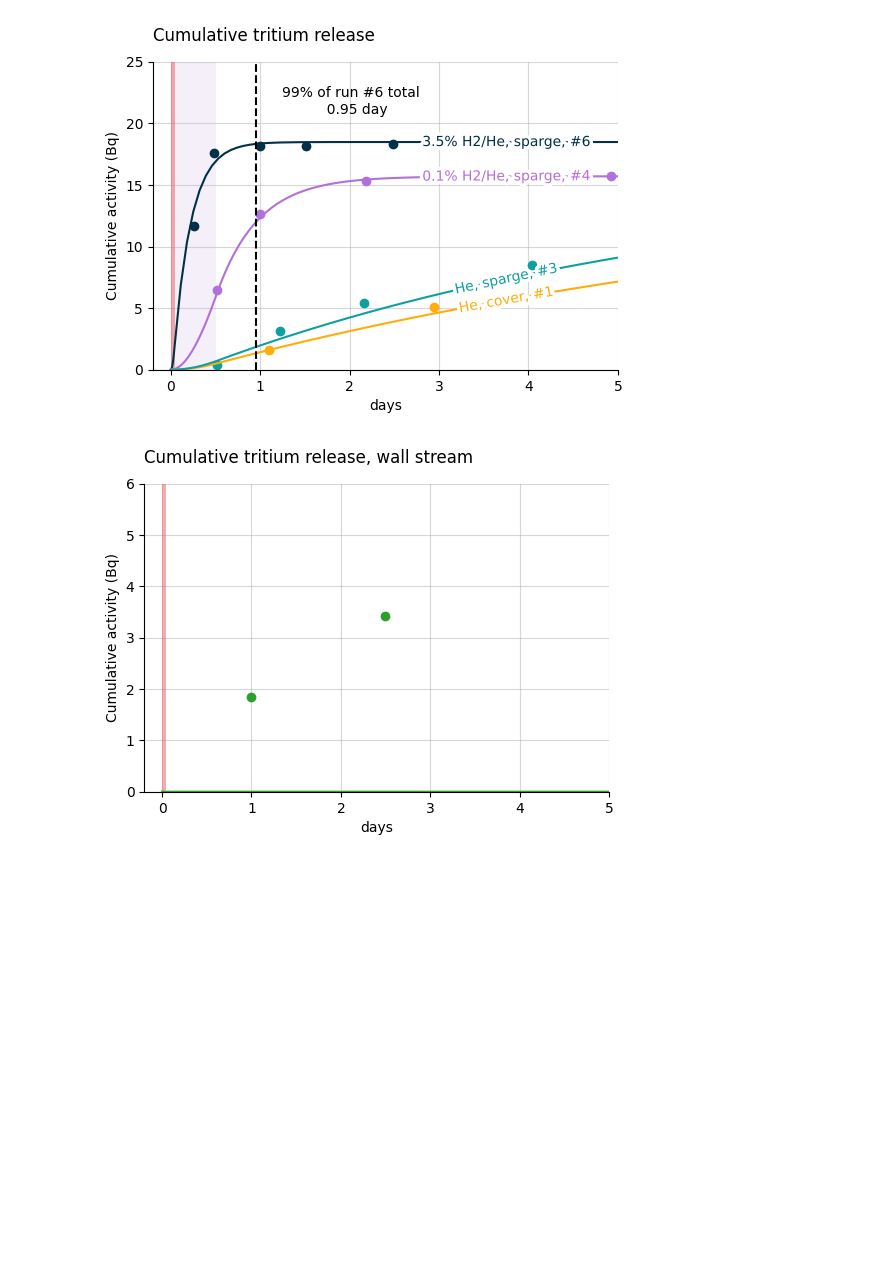
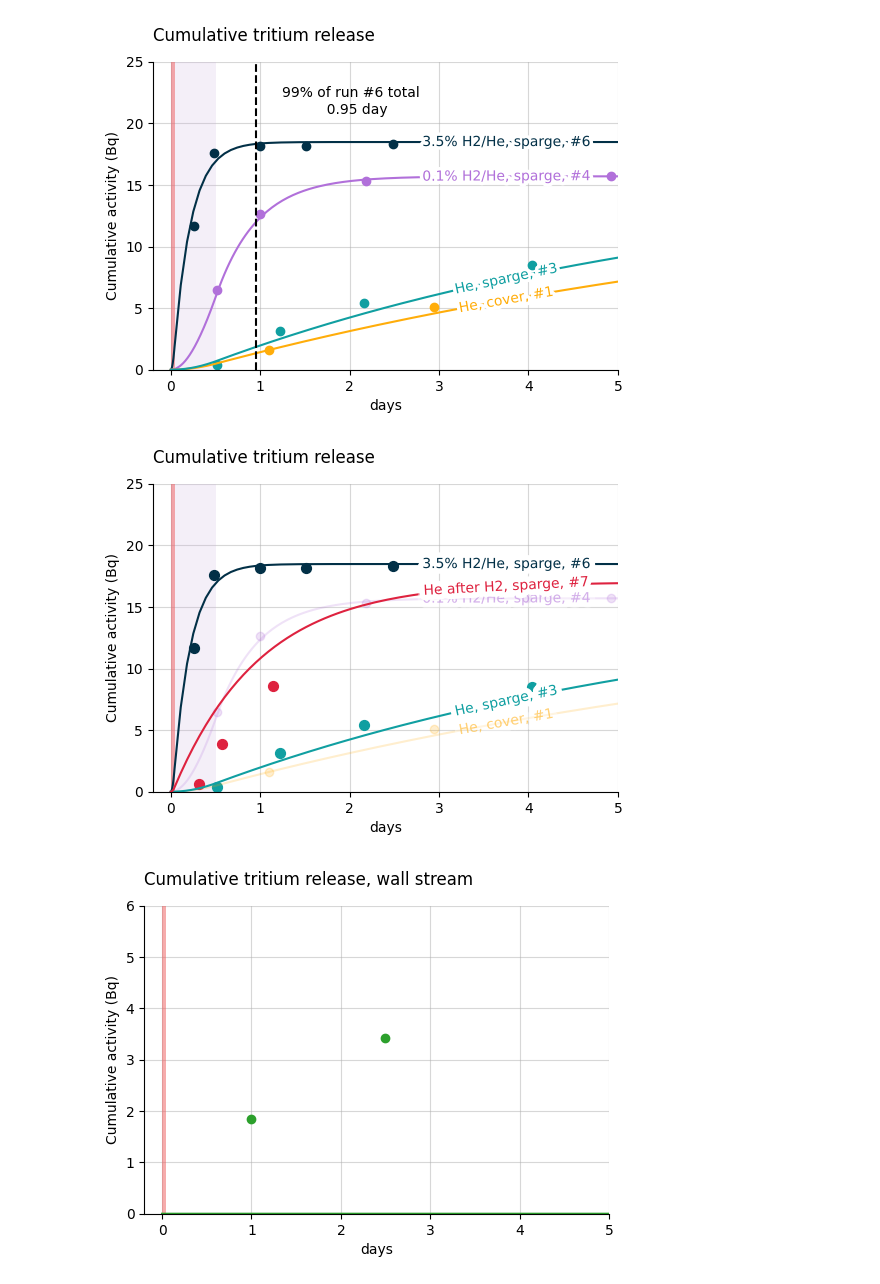
Before and after one commit to veliki-filozof/BABY-1L-run-6, a Jupyter notebook: analysis/tritium/tritium_model_mixrun.ipynb, the cells around one changed output. Drawn from its saved outputs; the diff is of its cells as text; code cells hidden in the pictures; blank space fills up the shorter version.

```diff
--- a/analysis/tritium/tritium_model_mixrun.ipynb
+++ b/analysis/tritium/tritium_model_mixrun.ipynb
@@ -294,6 +325,59 @@ plt.ylabel("Cumulative activity (Bq)")
 plt.savefig("cumulative_release.pdf", bbox_inches="tight")
 # %% [output]
 [figure]
+# %%
+plt.figure(figsize=(6, 4))
+
+# Plot lines
+(l,) = plot_integrated_top_release(baby_model, color="#023047", label="3.5% H2/He, sparge, #6")
+plot_integrated_top_release(baby_model_run4, color="#B170DA", label="0.1% H2/He, sparge, #4", alpha=0.2)
+plot_integrated_top_release(baby_model_run1, color="#FFAD0A", label="He, cover, #1", alpha=0.2)
+plot_integrated_top_release(baby_model_run3, color="#109FA1", label="He, sparge, #3")
+plot_integrated_top_release(baby_model_run7, color="#DE223F", label="He after H2, sparge, #7")
+
+# Plot irradiations
+plot_irradiation(baby_model_run4, facecolor="#CCB0DE", alpha=0.2)
+plot_irradiation(baby_model, facecolor="#EF5B5B", alpha=0.5)
+
+plt.grid(alpha=0.5)
+
+# Label lines
+ax = plt.gca()
+lines = ax.get_lines()
+
+# Label each line with matched alpha
+for line in ax.get_lines():
+    label = line.get_label()
+    if label.startswith("_"):  # skip internal/misc lines
+        continue
+    alpha = line.get_alpha()
+    # choose x location for each label
+    x = 3.75  # or better: pick different x per line if they overlap
+    if alpha is None:
+        alpha = 1.0
+        labelLine(line, x=x, label=label, zorder=2.5, alpha=alpha)
+    else:
+        labelLine(line, x=x, label=label, zorder=2.5, alpha=2*alpha)
+
+# Add scatter data
+plt.scatter(replacement_times_top, IV_stream.get_cumulative_activity("total"), color="#023047", s=50)
+plt.scatter(run4_days, run4_top_release, color="#B170DA", label="Run 4 Measured (Top)", alpha=0.2)
+plt.scatter(run1_days, run1_top_release, color="#FFAD0A", label="Run 1 Measured (Top)", alpha=0.2)
+plt.scatter(run3_days, run3_top_release, color="#109FA1", label="Run 3 Measured (Top)", s=50)
+plt.scatter(run7_days, run7_top_release, color="#DE223F", label="Run 7 Measured (Top)", s=50)
+
+
+# Final plot details
+plt.title("Cumulative tritium release", loc="left", pad=15)
+plt.ylim(top=25)
+plt.ylim(bottom=0 * ureg.Bq)
+plt.xlim(left=-0.2, right=5)
+plt.xlabel("days")
+plt.ylabel("Cumulative activity (Bq)")
+
+plt.savefig("cumulative_release.pdf", bbox_inches="tight")
+# %% [output]
+[figure, added]
 # %%
 plt.figure(figsize=(6, 4))
 (l,) = plot_integrated_wall_release(baby_model, color="tab:green", label="Wall")
```
Also changed, not shown: parts of 1 cell of this notebook.
